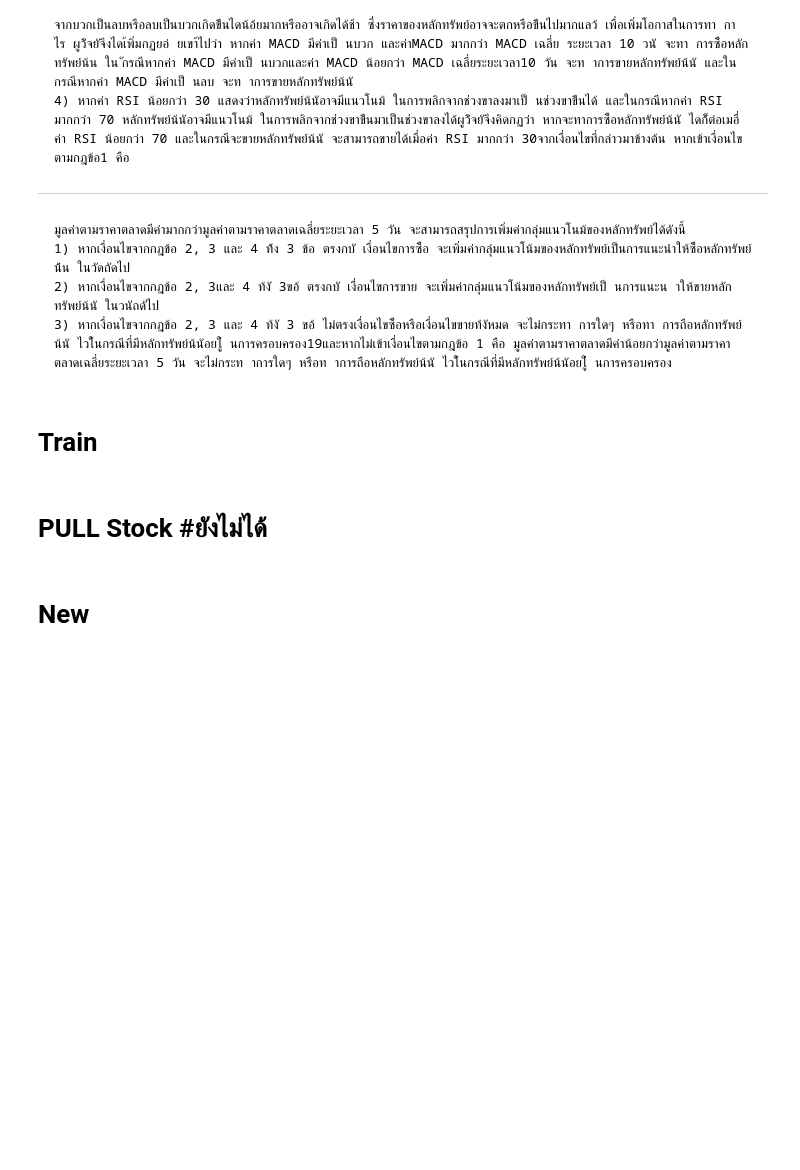
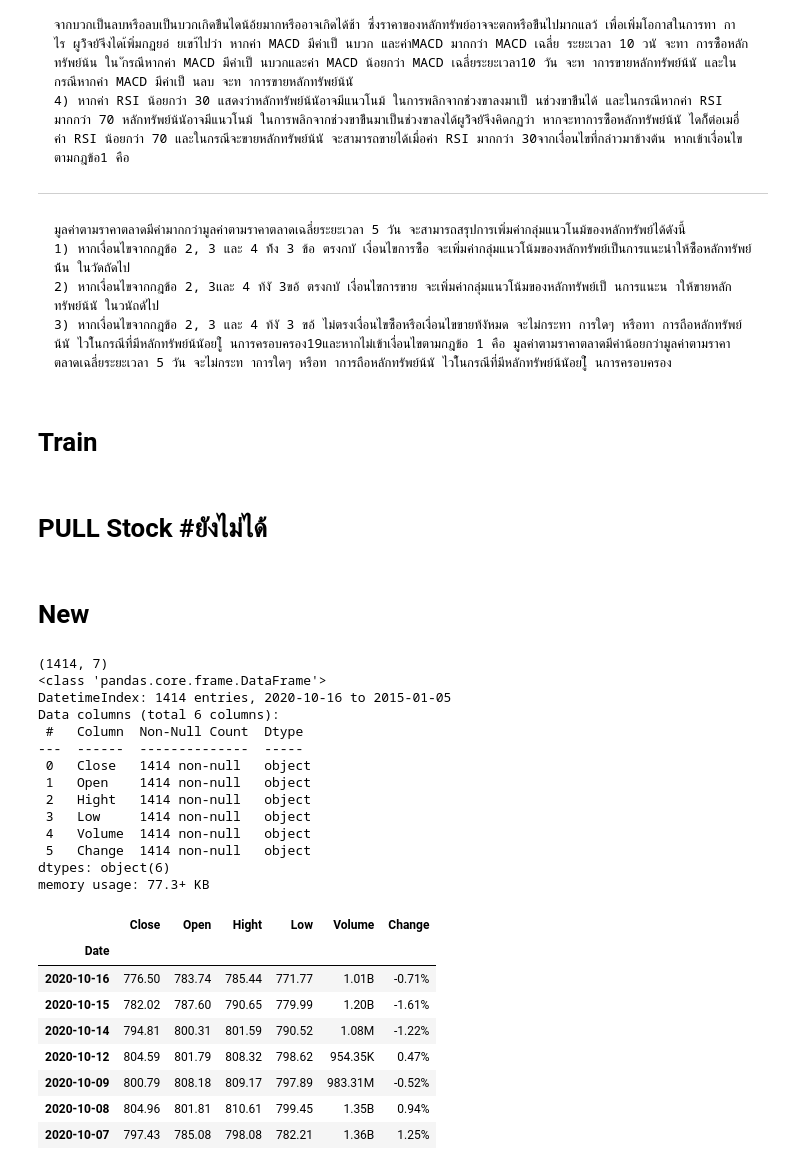
Before and after one commit to sarisppp/PJ63_CE18, a Jupyter notebook: pj63.ipynb, the cells around one changed output. Drawn from its saved outputs; the diff is of its cells as text; code cells hidden in the pictures; blank space fills up the shorter version.

```diff
--- a/pj63.ipynb
+++ b/pj63.ipynb
@@ -400,12 +439,35 @@ df_decom.plot();
 # %% [markdown]
 # New
 # %%
-sed_features = ['Timestamp','SET50.Open','SET50.Close','SET50.High','SET50.Low','SMA(5)','SMA(12)','SMA(26)','MACD','MACD(10)','RSI','Money','Money(5)']
-dtn = pd.read_excel("/content/drive/My Drive/Set50.xlsx", usecols = used_features)
-cols={'SET50.Open':'Open','SET50.Close':'Close','SET50.High':'High','SET50.Low':'Low'}
+dtn = pd.read_csv("/content/drive/My Drive/SET50_new.csv")
+cols={'วันเดือนปี':'Date','ล่าสุด':'Close','ราคาเปิด':'Open','สูงสุด':'Hight','ต่ำสุด':'Low','ปริมาณ':'Volume','% เปลี่ยน':'Change'}
 dtn.rename(columns=cols,inplace=True)
-dtn.Timestamp = pd.to_datetime(dtn.Timestamp)
+dtn.Date = pd.to_datetime(dtn.Date)
 print(dtn.shape)
-dtn.set_index("Timestamp",inplace=True)
+dtn.set_index("Date",inplace=True)
 dtn.info()
 dtn.head(7)
+# %% [output]
+(1414, 7)
+<class 'pandas.core.frame.DataFrame'>
+DatetimeIndex: 1414 entries, 2020-10-16 to 2015-01-05
+Data columns (total 6 columns):
+ #   Column  Non-Null Count  Dtype
+---  ------  --------------  -----
+ 0   Close   1414 non-null   object
+ 1   Open    1414 non-null   object
+ 2   Hight   1414 non-null   object
+ 3   Low     1414 non-null   object
+ 4   Volume  1414 non-null   object
+ 5   Change  1414 non-null   object
+dtypes: object(6)
+memory usage: 77.3+ KB
+|  | Close | Open | Hight | Low | Volume | Change |
+| Date |  |  |  |  |  |  |
+| 2020-10-16 | 776.50 | 783.74 | 785.44 | 771.77 | 1.01B | -0.71% |
+| 2020-10-15 | 782.02 | 787.60 | 790.65 | 779.99 | 1.20B | -1.61% |
+| 2020-10-14 | 794.81 | 800.31 | 801.59 | 790.52 | 1.08M | -1.22% |
+| 2020-10-12 | 804.59 | 801.79 | 808.32 | 798.62 | 954.35K | 0.47% |
+| 2020-10-09 | 800.79 | 808.18 | 809.17 | 797.89 | 983.31M | -0.52% |
+| 2020-10-08 | 804.96 | 801.81 | 810.61 | 799.45 | 1.35B | 0.94% |
+| 2020-10-07 | 797.43 | 785.08 | 798.08 | 782.21 | 1.36B | 1.25% |
```
Also changed, not shown: parts of 8 cells of this notebook.
